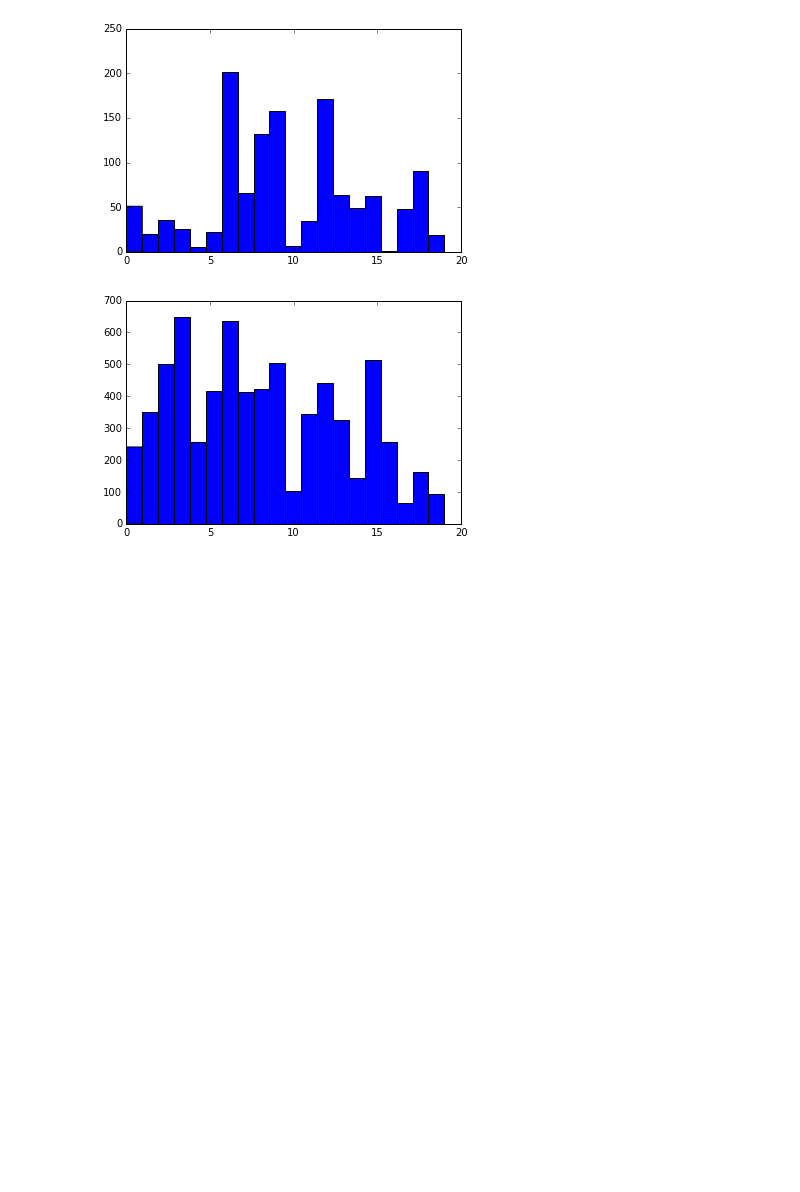
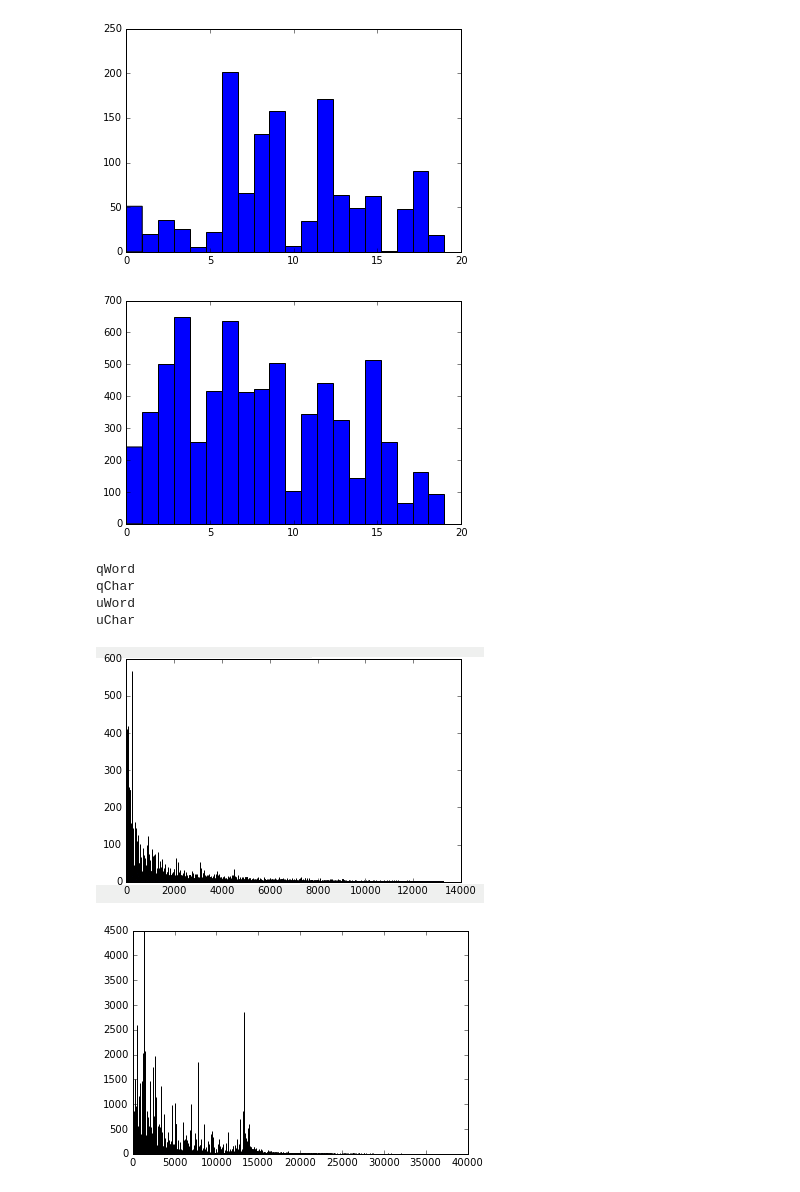
Before and after one commit to aalavandhan/bytecup, a Jupyter notebook: pre-process.ipynb, the cells around one changed output. Drawn from its saved outputs; the diff is of its cells as text; code cells hidden in the pictures; blank space fills up the shorter version.

```diff
--- a/pre-process.ipynb
+++ b/pre-process.ipynb
@@ -198,3 +201,53 @@ Ease vs Popularity
 Distribution of tags
 [figure]
 [figure]
+# %%
+def normalForm(d, fileName, column):
+    split = d[column].apply(lambda x: x.split('/'))
+    f = open(fileName, "w+")
+
+    for i in range(len(split)):
+        words = split.ix[i]
+        for w in words:
+            f.write("{0},{1}\n".format(i, w))
+
+    f.close()
+
+print "qWord"
+normalForm(question_info, 'data/question-word', "word_id")
+print "qChar"
+normalForm(question_info, 'data/question-char', "char_id")
+
+print "uWord"
+normalForm(user_info, 'data/user-word', "word_id")
+print "uChar"
+normalForm(user_info, 'data/user-char', "char_id")
+# %% [output]
+qWord
+qChar
+uWord
+uChar
+# %%
+qWord = pd.DataFrame.from_csv("data/question-word", header=None, index_col=None)
+qWord.columns=['question_id', 'word_id']
+qChar = pd.DataFrame.from_csv("data/question-char", header=None, index_col=None)
+qChar.columns=['question_id', 'char_id']
+uWord = pd.DataFrame.from_csv("data/user-word", header=None, index_col=None)
+uWord.columns=['user_id', 'word_id']
+uChar = pd.DataFrame.from_csv("data/user-char", header=None, index_col=None)
+uChar.columns=['user_id', 'char_id']
+# %%
+
+q = qWord.groupby('word_id').count()
+u = uWord.groupby('word_id').count()
+
+plt.bar(q['question_id'].index, q['question_id'])
+plt.show()
+
+plt.bar(u['user_id'].index, u['user_id'])
+plt.show()
+
+#.sort(columns=['question_id'], ascending=False)
+# %% [output]
+[figure, added]
+[figure, added]
```
Also changed, not shown: parts of 13 cells of this notebook, 8 other files.
